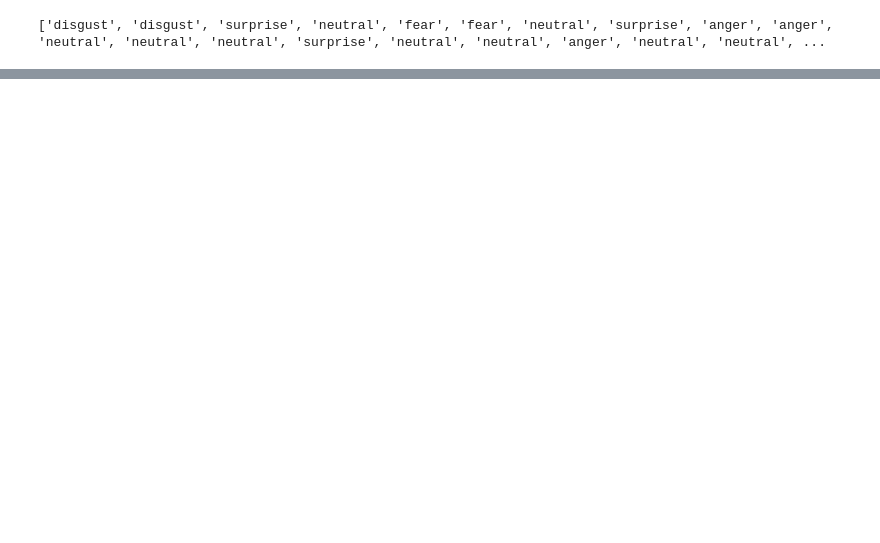
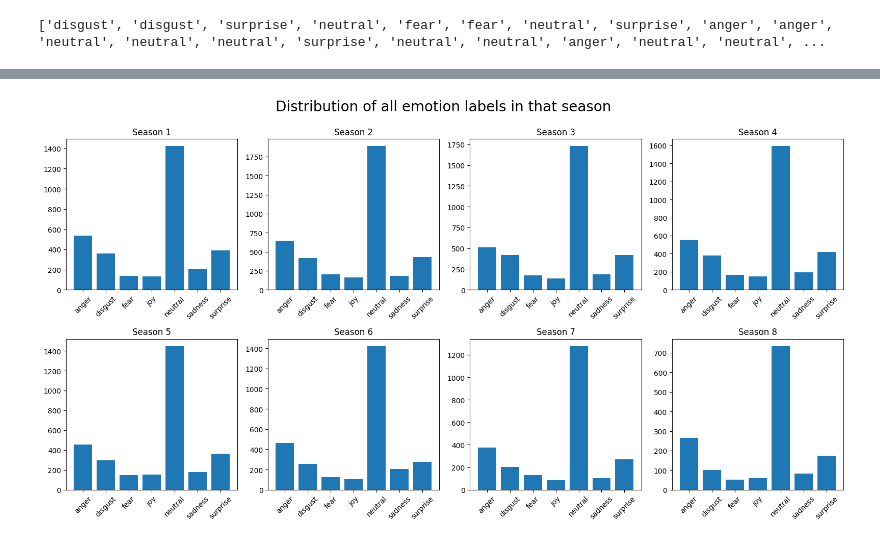
Before and after one commit to LauraBang22/cds-language, a Jupyter notebook: Assignments/Assignment4/src/Assignment4.ipynb, the cells around one changed output, grey strips where cells are left out. Saved outputs shown, nothing was run; the diff lists cells and outputs as text; code cells hidden in the pictures; blank space fills up the shorter version.

```diff
--- a/Assignments/Assignment4/src/Assignment4.ipynb
+++ b/Assignments/Assignment4/src/Assignment4.ipynb
@@ -94,0 +75,3 @@ test
+# %%
+filename = os.path.join("..", "out", "labels.csv")
+data = pd.read_csv(filename)
@@ -94,0 +95,19 @@ test
+# %%
+unique_seasons = data['Season'].unique()
+unique_labels = data['labels'].unique()
+
+fig, axs = plt.subplots(2, 4, figsize=(16, 8))
+axs = axs.flatten()
+
+for idx, season in enumerate(unique_seasons):
+    season_data = data[data['Season'] == season]
+    label_counts = season_data['labels'].value_counts().sort_index()
+    axs[idx].bar(label_counts.index, label_counts.values)
+    axs[idx].tick_params(axis='x', which='major', rotation=45)
+    axs[idx].set_title(season)
+
+plt.tight_layout()
+fig.suptitle("Distribution of all emotion labels in that season", fontsize = 20, y=1.05)
+plt.show()
+# %% [output]
+[figure, added]
```
Also changed, not shown: parts of 14 cells of this notebook, 7 other files.
